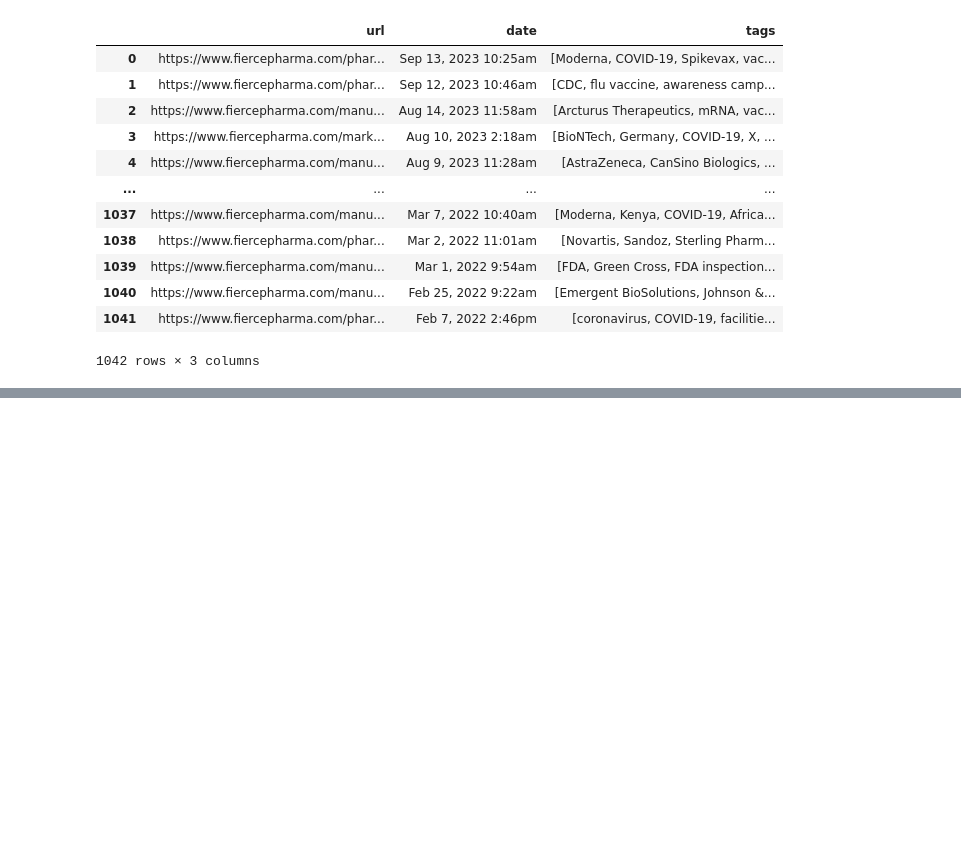
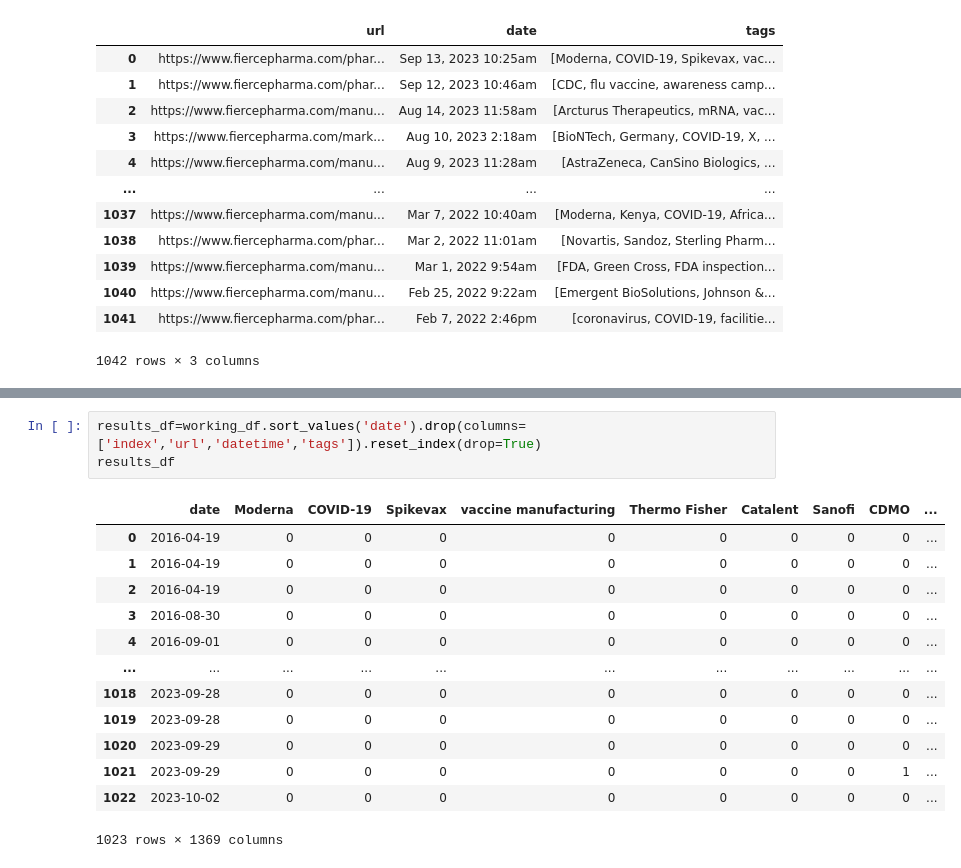
Before and after one commit to kevin-goh/HealthcareAGscraping, a Jupyter notebook: fiercepharma tags.ipynb, the cells around one changed output, grey strips where cells are left out. Cells and saved outputs as stored; diff of their text form; blank space fills up the shorter version.

```diff
--- a/fiercepharma tags.ipynb
+++ b/fiercepharma tags.ipynb
@@ -246,0 +334,17 @@ working_df['tags'][0]
+# %%
+results_df=working_df.sort_values('date').drop(columns=['index','url','datetime','tags']).reset_index(drop=True)
+results_df
+# %% [output]
+|  | date | Moderna | COVID-19 | Spikevax | vaccine manufacturing | Thermo Fisher | Catalent | Sanofi | CDMO | ... |
+| 0 | 2016-04-19 | 0 | 0 | 0 | 0 | 0 | 0 | 0 | 0 | ... |
+| 1 | 2016-04-19 | 0 | 0 | 0 | 0 | 0 | 0 | 0 | 0 | ... |
+| 2 | 2016-04-19 | 0 | 0 | 0 | 0 | 0 | 0 | 0 | 0 | ... |
+| 3 | 2016-08-30 | 0 | 0 | 0 | 0 | 0 | 0 | 0 | 0 | ... |
+| 4 | 2016-09-01 | 0 | 0 | 0 | 0 | 0 | 0 | 0 | 0 | ... |
+| ... | ... | ... | ... | ... | ... | ... | ... | ... | ... | ... |
+| 1018 | 2023-09-28 | 0 | 0 | 0 | 0 | 0 | 0 | 0 | 0 | ... |
+| 1019 | 2023-09-28 | 0 | 0 | 0 | 0 | 0 | 0 | 0 | 0 | ... |
+| 1020 | 2023-09-29 | 0 | 0 | 0 | 0 | 0 | 0 | 0 | 0 | ... |
+| 1021 | 2023-09-29 | 0 | 0 | 0 | 0 | 0 | 0 | 0 | 1 | ... |
+| 1022 | 2023-10-02 | 0 | 0 | 0 | 0 | 0 | 0 | 0 | 0 | ... |
+1023 rows × 1369 columns
```
Also changed, not shown: parts of 8 cells of this notebook.
